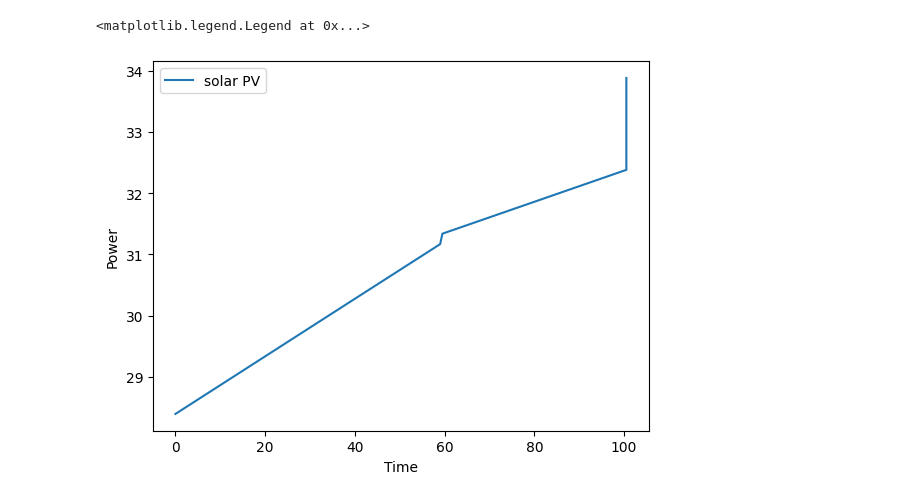
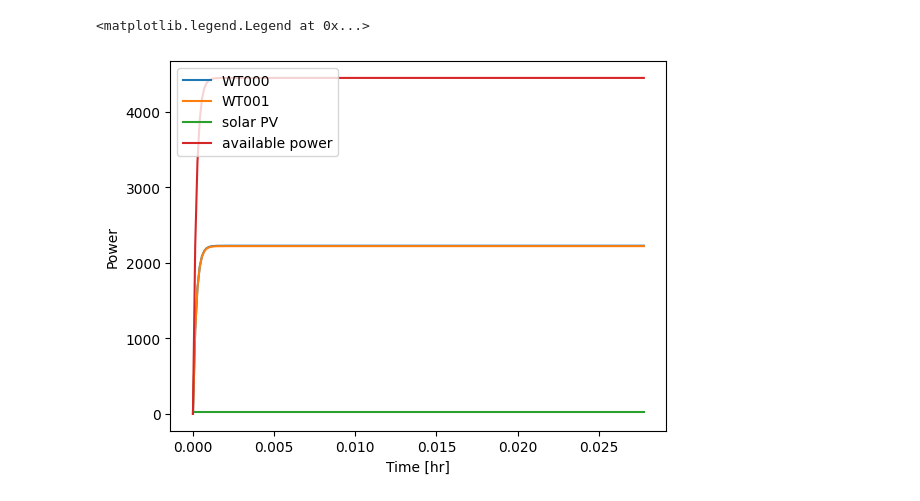
Before and after one commit to NREL/hercules, a Jupyter notebook: example_case_folders/07_floris_standin_and_solar_pysam/test_read_output.ipynb, the cells around one changed output. Cells and saved outputs as stored; diff of their text form; code cells hidden in the pictures.

```diff
--- a/example_case_folders/07_floris_standin_and_solar_pysam/test_read_output.ipynb
+++ b/example_case_folders/07_floris_standin_and_solar_pysam/test_read_output.ipynb
@@ -66,10 +66,12 @@ Text(0.5, 0, 'time [hr]')
 # %%
 plt.figure()
-time = df["hercules_comms.amr_wind.wind_farm_0.sim_time_s_amr_wind"]
-plt.plot(time, df["py_sims.solar_farm_0.outputs.power_mw"], label="solar PV")
+plt.plot(time / 3600, df["hercules_comms.amr_wind.wind_farm_0.turbine_powers.000"], label="WT000")
+plt.plot(time / 3600, df["hercules_comms.amr_wind.wind_farm_0.turbine_powers.001"], label="WT001")
+plt.plot(time / 3600, df["py_sims.solar_farm_0.outputs.power_mw"], label="solar PV")
+plt.plot(time / 3600, df["py_sims.inputs.available_power"], label="available power")
 plt.ylabel("Power")
-plt.xlabel("Time")
+plt.xlabel("Time [hr]")
 plt.legend()
 # %% [output]
 <matplotlib.legend.Legend at 0x...>
-[figure, old version]
+[figure, new version]
```
Also changed, not shown: parts of 4 cells of this notebook, 1 other file.
